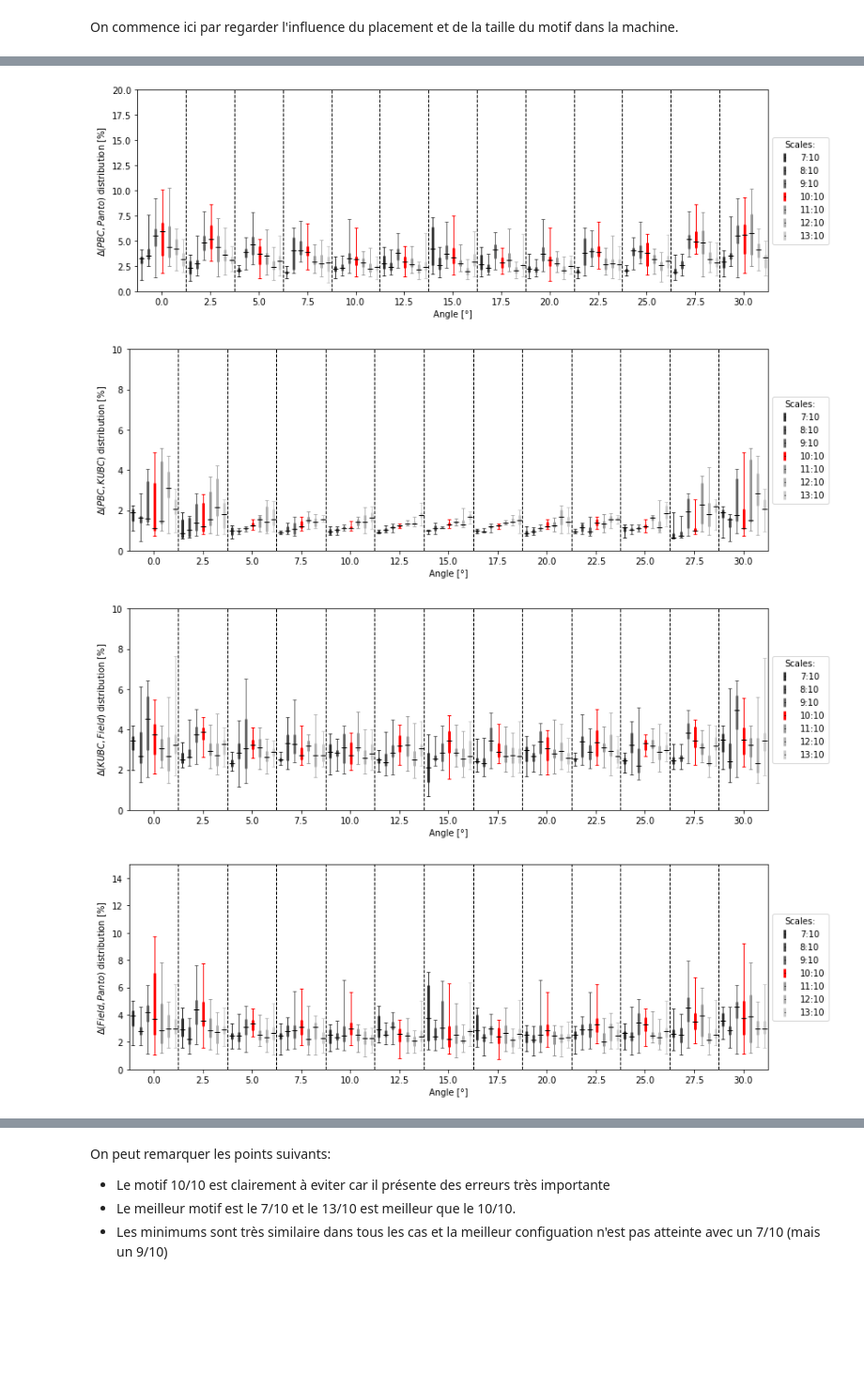
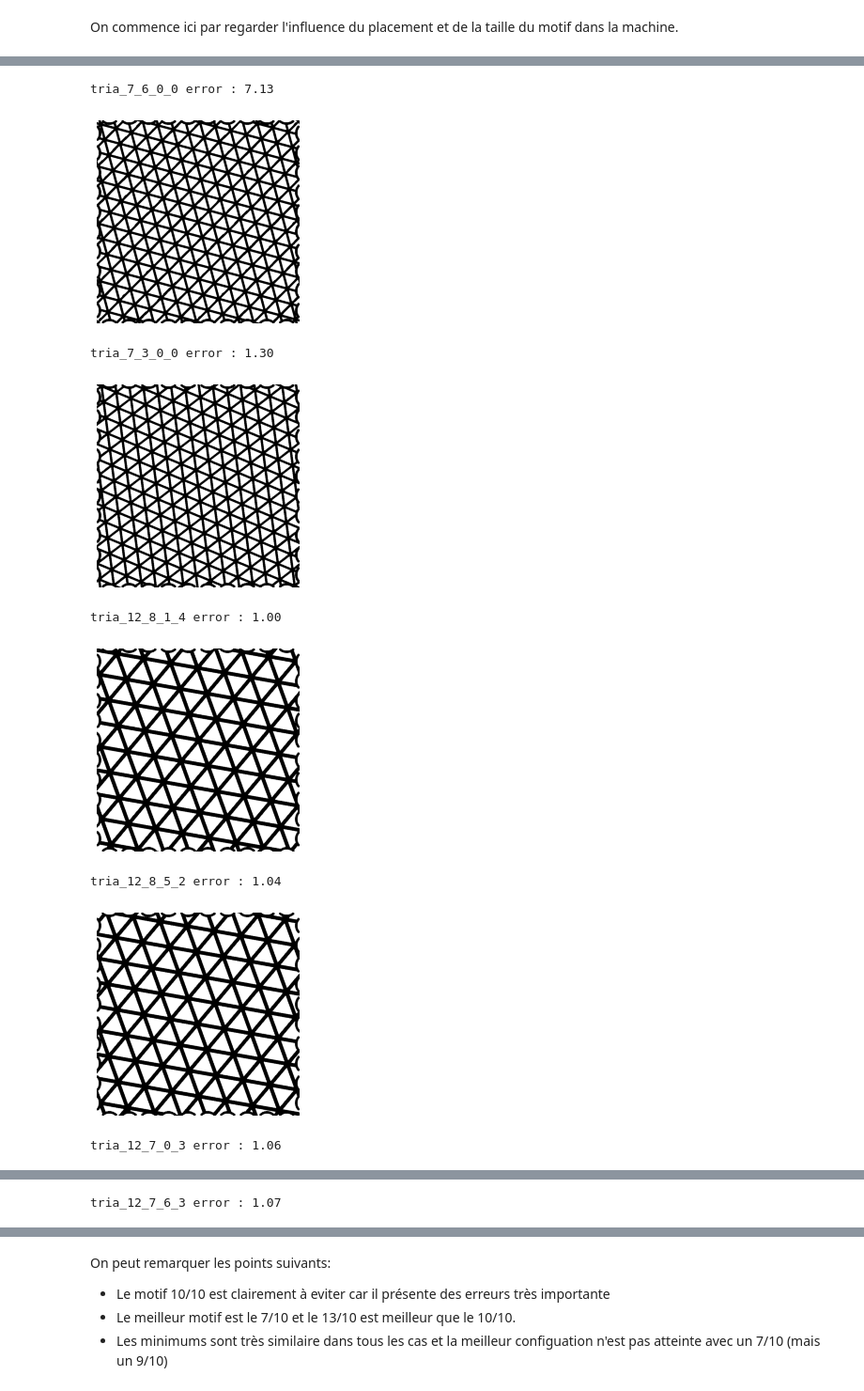
Before and after one commit to h06e/abakubc, a Jupyter notebook: utilities/tria_study.ipynb, the cells around one changed output, grey strips where cells are left out. Shown at 94% size. Cells and saved outputs as stored; diff of their text form; code cells hidden in the pictures; blank space fills up the shorter version.

```diff
--- a/utilities/tria_study.ipynb
+++ b/utilities/tria_study.ipynb
@@ -39,14 +26,35 @@ tria_7_3_0_0 error : 1.30
-# %%
-plot_map_theta_size(data, (12, 7, 10, 5),eoi=(0,3), angle_max=30.0, ymax=20, error=r'$\Delta (PBC,Panto)$', loop=True)
-plt.savefig('images/map_tria_eoi_03.pdf')
-plot_map_theta_size(data, (12, 7, 10, 5),eoi=(0,1), angle_max=30.0, ymax=10, error=r'$\Delta (PBC,KUBC)$', loop=True)
-plt.savefig('images/map_tria_eoi_01.pdf')
-plot_map_theta_size(data, (12, 7, 10, 5),eoi=(1,2), angle_max=30.0, ymax=10, error=r'$\Delta (KUBC,Field)$', loop=True)
-plt.savefig('images/map_tria_eoi_12.pdf')
-plot_map_theta_size(data, (12, 7, 10, 5),eoi=(2,3), angle_max=30.0, ymax=15, error=r'$\Delta (Field,Panto)$', loop=True)
-plt.savefig('images/map_tria_eoi_23.pdf')
-# %% [output]
-[figure, removed]
-[figure, removed]
-[figure, removed]
-[figure, removed]
+# %%
+names=['tria_7_6_0_0','tria_7_3_0_0']
+
+for name in names:
+    print(f'{name} error : {data[name].get_error((0,3)):.2f}')
+    data[name].show_geo()
+    plt.subplots_adjust(top=1.0,bottom=0.0,left=0.0,right=1.0,hspace=0.2,wspace=0.25)
+    plt.savefig(f'images/{name}.jpg', pil_kwargs={'quality': 60})
+    plt.show()
+
+bests = get_best_test(data, (0,3), 10)
+for test in bests:
+    print(f'{test.test_id} error : {test.get_error((0,3)):.2f}')
+    test.show_geo()
+    plt.subplots_adjust(top=1.0,bottom=0.0,left=0.0,right=1.0,hspace=0.2,wspace=0.25)
+    plt.savefig(f'images/best/{test.test_id}_{test.get_error((0,3)):.2f}.jpg', pil_kwargs={'quality': 60})
+    plt.show()
+
+worse = get_worse_test(data, (0,3), 10)
+for test in worse:
+    print(f'{test.test_id} error : {test.get_error((0,3)):.2f}')
+    test.show_geo()
+    plt.subplots_adjust(top=1.0,bottom=0.0,left=0.0,right=1.0,hspace=0.2,wspace=0.25)
+    plt.savefig(f'images/worse/{test.test_id}_{test.get_error((0,3)):.2f}.jpg', pil_kwargs={'quality': 60})
+    plt.show()
+# %% [output]
+tria_7_6_0_0 error : 7.13
+[figure, added]
+tria_7_3_0_0 error : 1.30
+[figure, added]
+tria_12_8_1_4 error : 1.00
+[figure, added]
+tria_12_8_5_2 error : 1.04
+[figure, added]
+tria_12_7_0_3 error : 1.06
@@ -52,0 +62 @@ plt.savefig('images/map_tria_eoi_23.pdf')
+tria_12_7_6_3 error : 1.07
```
Also changed, not shown: parts of 4 cells of this notebook, 36 other files.
